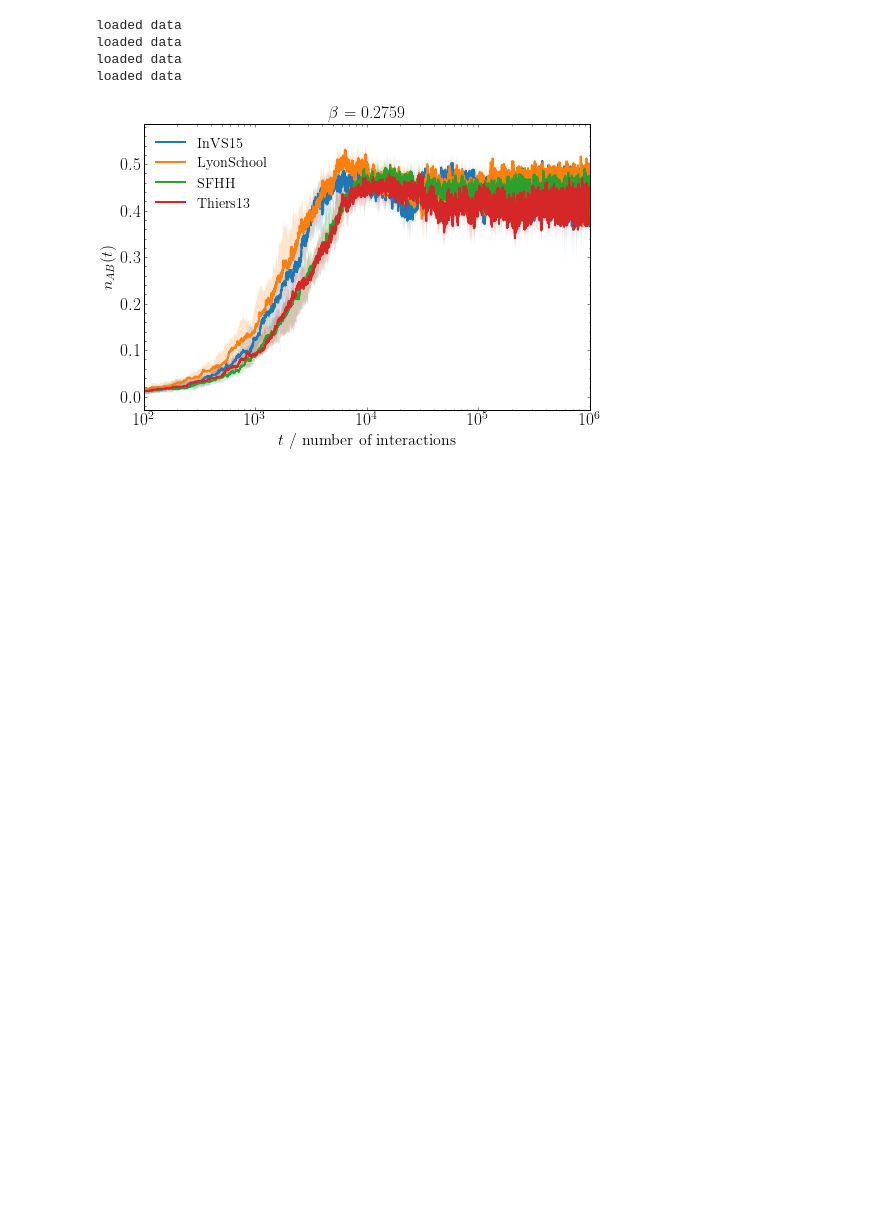
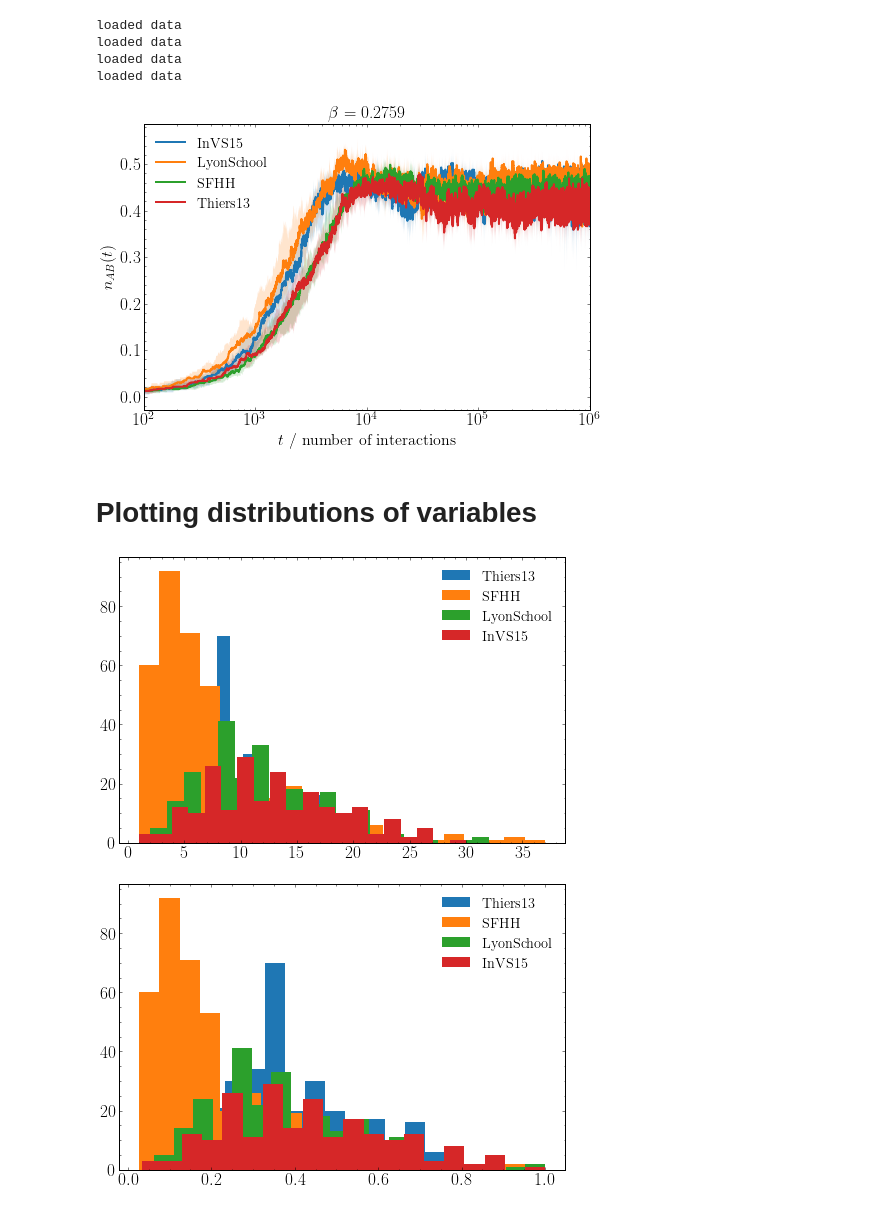
Before and after one commit to tomcjackc/higher-order-social-dynamics, a Jupyter notebook: higher order ng (beta modulation)/N_vs_time.ipynb, the cells around one changed output. Saved outputs shown, nothing was run; the diff lists cells and outputs as text; code cells hidden in the pictures; blank space fills up the shorter version.

Commit message:
gathered auxillary data

```diff
--- a/higher order ng (beta modulation)/fig_2.ipynb
+++ b/higher order ng (beta modulation)/N_vs_time.ipynb
@@ -26,7 +27,7 @@ beta_mod_rule = 'n_simple_scale'
 beta_non_committed = 1
 beta_committed = 1
 ensemble_size = 50
-run_length = 10**5
+run_length = 10**1
 social_structures = ['InVS15', 'LyonSchool', 'SFHH', 'Thiers13']
 # %% [markdown]
 Run the ensemble experiments
@@ -141,7 +155,7 @@ Full reproduction of plots
 social_structures = {'InVS15':0, 'LyonSchool':0, 'SFHH':0, 'Thiers13':0}
 
 for social_structure in social_structures:
-    fname = f'{social_structure}_{prop_committed}_{beta_non_committed}_{beta_committed}_{run_length}_{ensemble_size}'
+    fname = f'{social_structure}_{beta_mod_rule}_{prop_committed}_{beta_non_committed}_{beta_committed}_{run_length}_{ensemble_size}'
     data = genfromtxt(f'outputs/{fname}.csv', delimiter=',')
 
     print('loaded data')
@@ -218,3 +232,24 @@ loaded data
 loaded data
 loaded data
 [figure]
+# %% [markdown]
+# Plotting distributions of variables
+# %%
+for social_structure in social_structures[::-1]:
+    fname = f'{social_structure}_{beta_mod_rule}_{prop_committed}_{beta_non_committed}_{beta_committed}_{run_length}_{ensemble_size}'
+    data = pd.read_csv(f'aux_outputs/{fname}.csv', header=None)
+
+    deg_list = data.iloc[0].to_list()
+    deg_max = data.iloc[1].to_list()[0]
+    beta_list = data.iloc[2].to_list()
+
+    plt.figure(1)
+    plt.hist(deg_list, label=social_structure, bins=20)
+    plt.legend()
+
+    plt.figure(2)
+    plt.hist(beta_list, label=social_structure, bins=20)
+    plt.legend()
+# %% [output]
+[figure, added]
+[figure, added]
```
Also changed, not shown: parts of 4 cells of this notebook, 2 other files.
